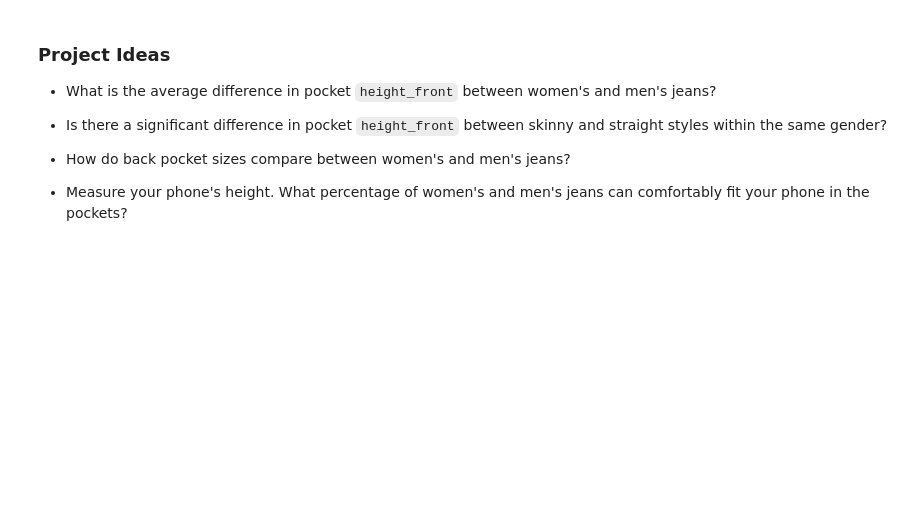
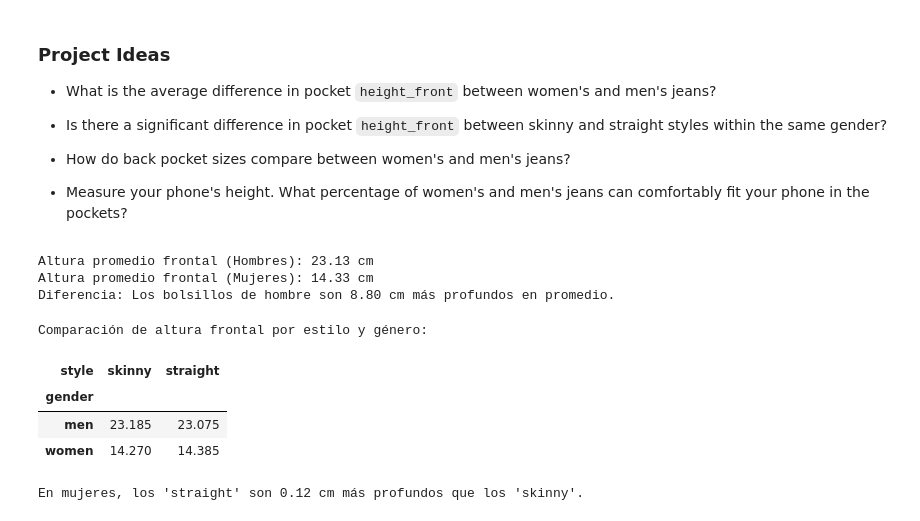
Before and after one commit to m00n07/mineria_de_datos, a Jupyter notebook: jeans_pockets.ipynb, the cells around one changed output. Drawn from its saved outputs; the diff is of its cells as text; code cells hidden in the pictures; blank space fills up the shorter version.

```diff
--- a/jeans_pockets.ipynb
+++ b/jeans_pockets.ipynb
@@ -54,0 +47,32 @@ df.head()
+# %%
+# What is the average difference in pocket `height_front` between women's and men's jeans?
+# Agrupamos por género y calculamos el promedio de altura frontal
+promedios_genero = df.groupby('gender')['height_front'].mean()
+
+dif_altura = promedios_genero['men'] - promedios_genero['women']
+
+print(f"Altura promedio frontal (Hombres): {promedios_genero['men']:.2f} cm")
+print(f"Altura promedio frontal (Mujeres): {promedios_genero['women']:.2f} cm")
+print(f"Diferencia: Los bolsillos de hombre son {dif_altura:.2f} cm más profundos en promedio.")
+# %% [output]
+Altura promedio frontal (Hombres): 23.13 cm
+Altura promedio frontal (Mujeres): 14.33 cm
+Diferencia: Los bolsillos de hombre son 8.80 cm más profundos en promedio.
+# %%
+# Is there a significant difference in pocket `height_front` between skinny and straight styles within the same gender?
+# Agrupamos por género y estilo
+estilos = df.groupby(['gender', 'style'])['height_front'].mean().unstack()
+
+print("Comparación de altura frontal por estilo y género:")
+display(estilos)
+
+# Diferencia por estilo
+dif_estilo_mujeres = estilos.loc['women', 'straight'] - estilos.loc['women', 'skinny']
+print(f"En mujeres, los 'straight' son {dif_estilo_mujeres:.2f} cm más profundos que los 'skinny'.")
+# %% [output]
+Comparación de altura frontal por estilo y género:
+| style | skinny | straight |
+| gender |  |  |
+| men | 23.185 | 23.075 |
+| women | 14.270 | 14.385 |
+En mujeres, los 'straight' son 0.12 cm más profundos que los 'skinny'.
```
Also changed, not shown: parts of 6 cells of this notebook.
